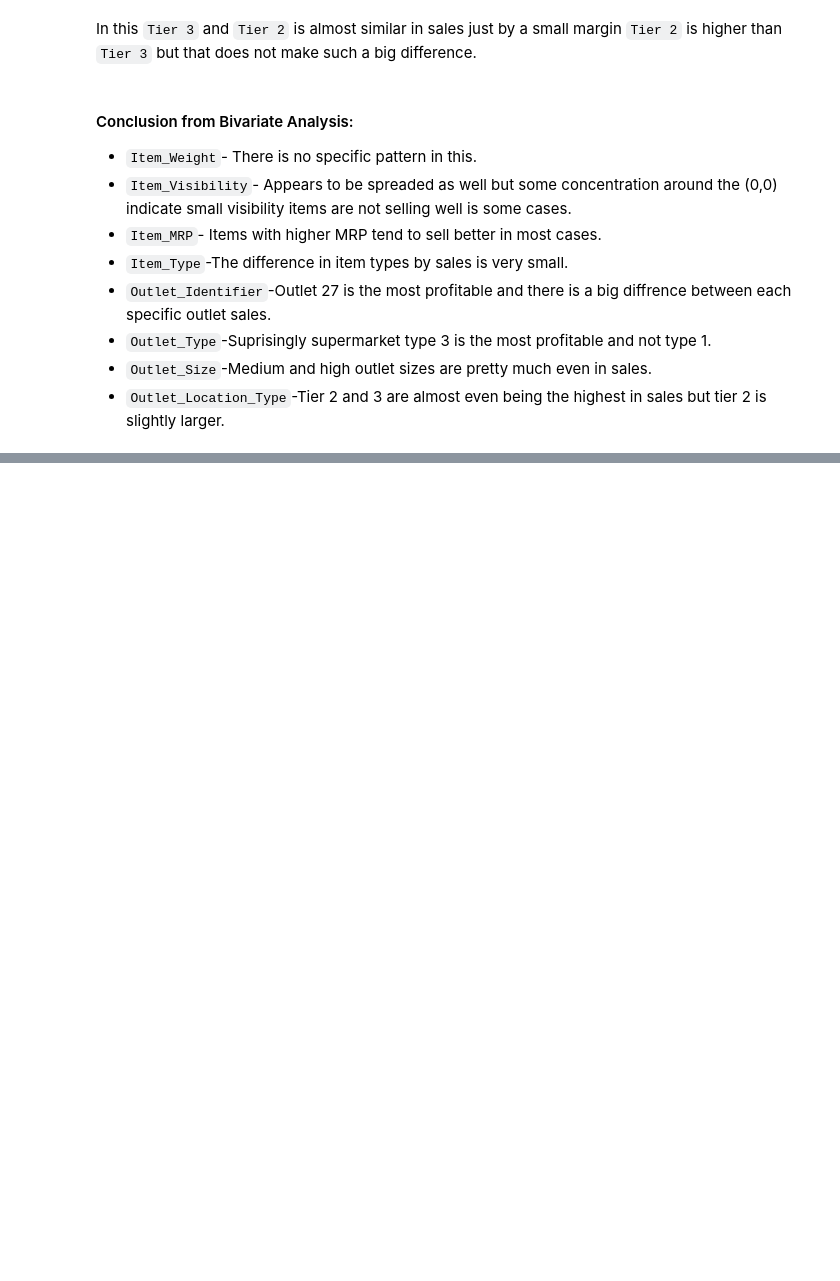
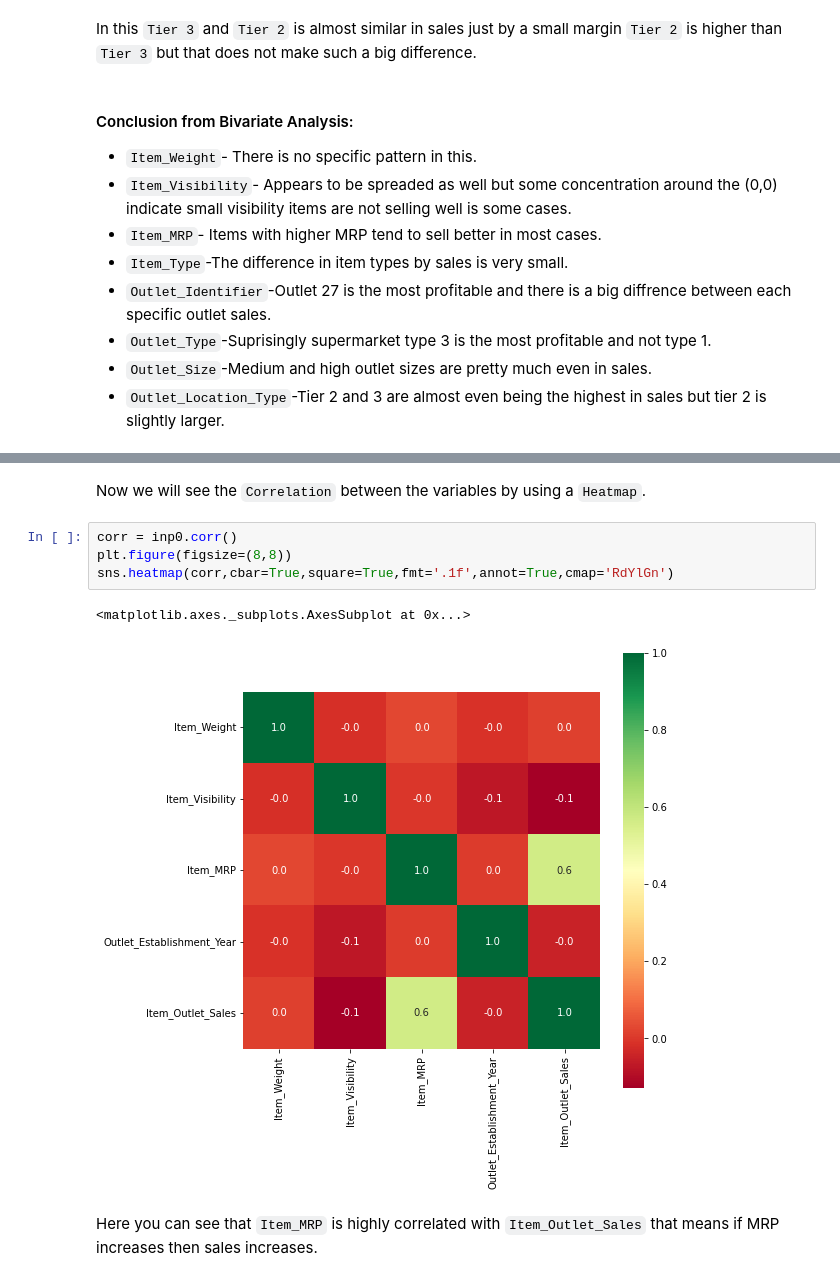
Before and after one commit to RaqeebShaikh12/EDA-BIG-MART-SALES, a Jupyter notebook: EDA_END_TERM_BIG_MART_SALES_(2).ipynb, the cells around one changed output, grey strips where cells are left out. Cells and saved outputs as stored; diff of their text form; blank space fills up the shorter version.

```diff
--- a/EDA_END_TERM_BIG_MART_SALES_(2).ipynb
+++ b/EDA_END_TERM_BIG_MART_SALES_(2).ipynb
@@ -464,0 +340,11 @@ inp0.Item_MRP.value_counts().head(20).mean()
+# %% [markdown]
+Now we will see the `Correlation` between the variables by using a `Heatmap`.
+# %%
+corr = inp0.corr()
+plt.figure(figsize=(8,8))
+sns.heatmap(corr,cbar=True,square=True,fmt='.1f',annot=True,cmap='RdYlGn')
+# %% [output]
+<matplotlib.axes._subplots.AxesSubplot at 0x...>
+[figure, added]
+# %% [markdown]
+Here you can see that `Item_MRP` is highly correlated with `Item_Outlet_Sales` that means if MRP increases then sales increases.
```
Also changed, not shown: parts of 39 cells of this notebook.
